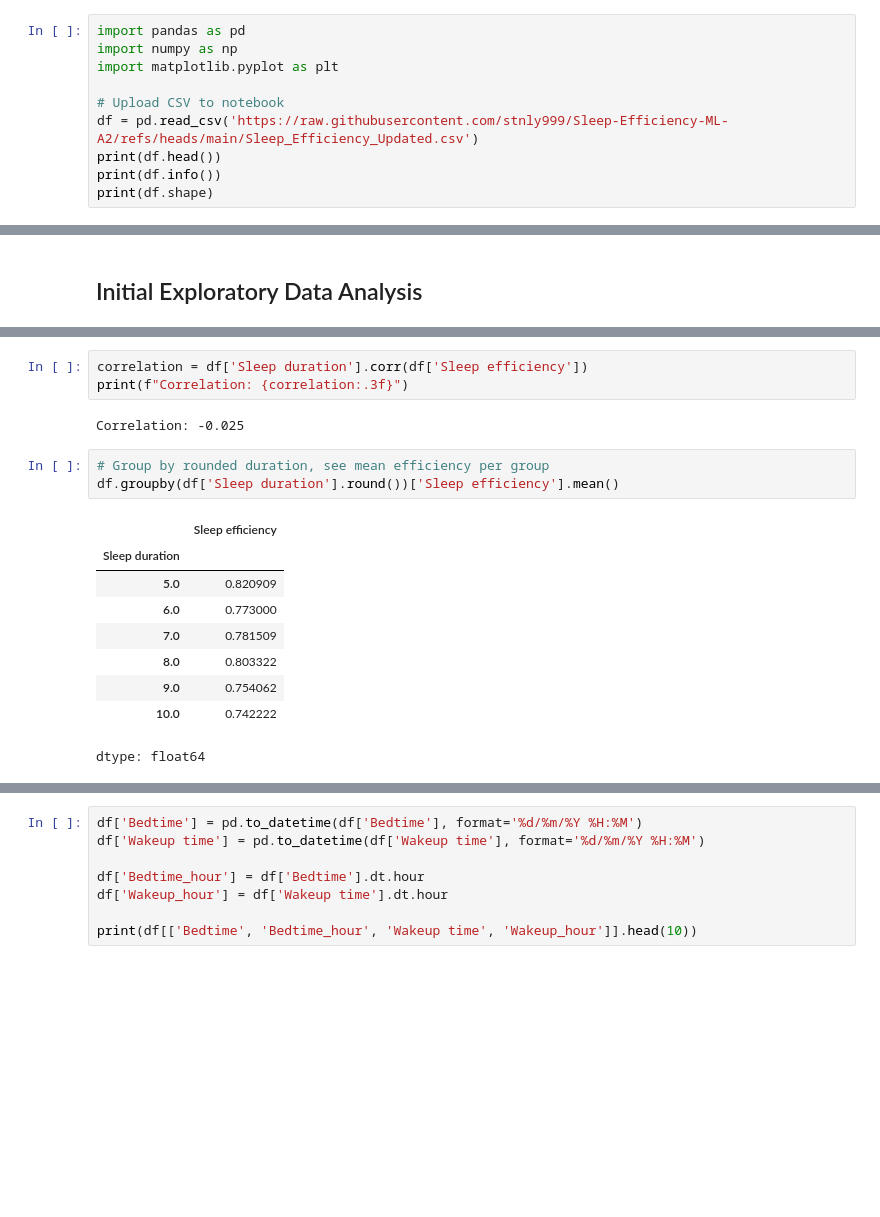
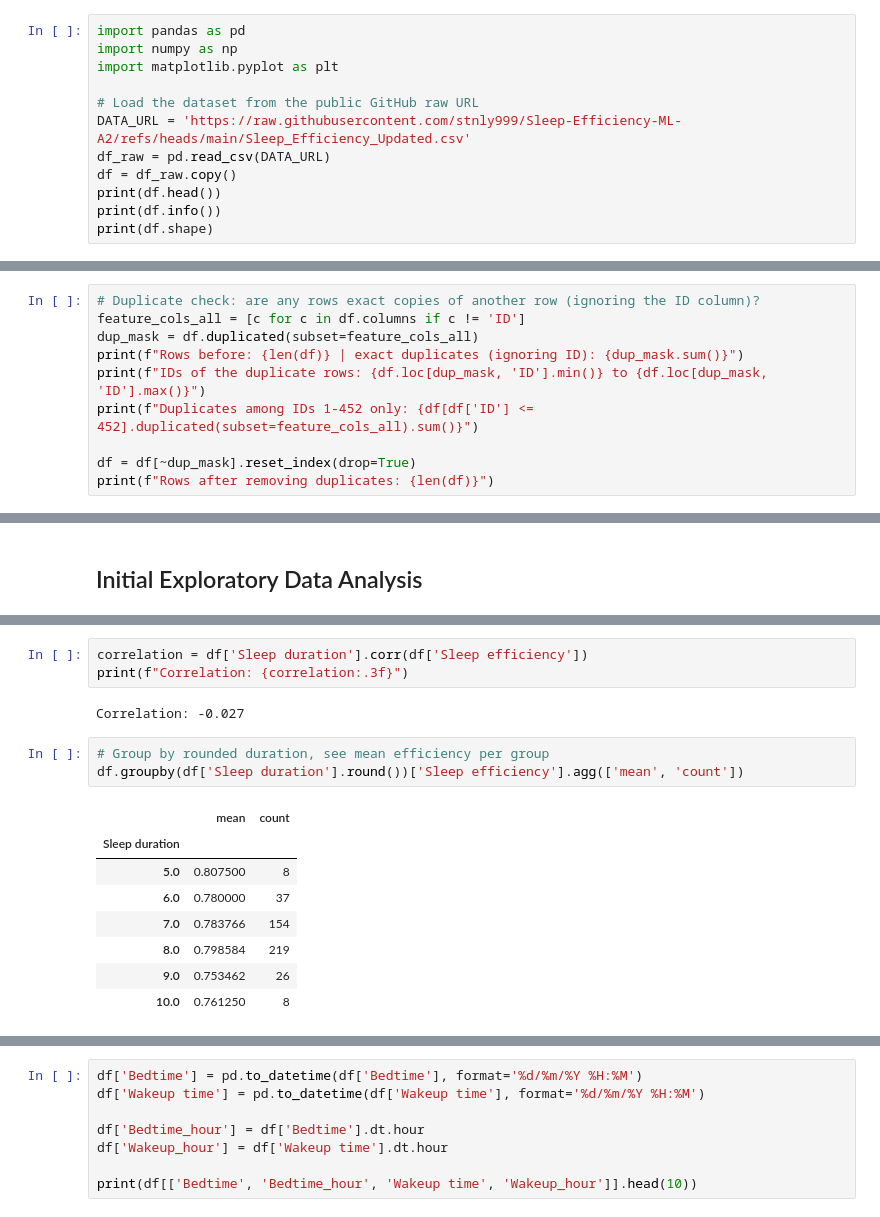
Before and after one commit to stnly999/Sleep-Efficiency-ML-A2, a Jupyter notebook: 14639482_Sleep_Efficiency_A2.ipynb, the cells around one changed output, grey strips where cells are left out. Drawn from its saved outputs; the diff is of its cells as text; blank space fills up the shorter version.

```diff
--- a/14639482_Sleep_Efficiency_A2.ipynb
+++ b/14639482_Sleep_Efficiency_A2.ipynb
@@ -5,8 +5,10 @@ import pandas as pd
 import numpy as np
 import matplotlib.pyplot as plt
 
-# Upload CSV to notebook
-df = pd.read_csv('https://raw.githubusercontent.com/stnly999/Sleep-Efficiency-ML-A2/refs/heads/main/Sleep_Efficiency_Updated.csv')
+# Load the dataset from the public GitHub raw URL
+DATA_URL = 'https://raw.githubusercontent.com/stnly999/Sleep-Efficiency-ML-A2/refs/heads/main/Sleep_Efficiency_Updated.csv'
+df_raw = pd.read_csv(DATA_URL)
+df = df_raw.copy()
 print(df.head())
 print(df.info())
 print(df.shape)
@@ -30,0 +39,10 @@ None
+# %%
+# Duplicate check: are any rows exact copies of another row (ignoring the ID column)?
+feature_cols_all = [c for c in df.columns if c != 'ID']
+dup_mask = df.duplicated(subset=feature_cols_all)
+print(f"Rows before: {len(df)} | exact duplicates (ignoring ID): {dup_mask.sum()}")
+print(f"IDs of the duplicate rows: {df.loc[dup_mask, 'ID'].min()} to {df.loc[dup_mask, 'ID'].max()}")
+print(f"Duplicates among IDs 1-452 only: {df[df['ID'] <= 452].duplicated(subset=feature_cols_all).sum()}")
+
+df = df[~dup_mask].reset_index(drop=True)
+print(f"Rows after removing duplicates: {len(df)}")
@@ -355,20 +395,19 @@ plt.show()
 correlation = df['Sleep duration'].corr(df['Sleep efficiency'])
 print(f"Correlation: {correlation:.3f}")
 # %% [output]
-Correlation: -0.025
+Correlation: -0.027
 # %%
 # Group by rounded duration, see mean efficiency per group
-df.groupby(df['Sleep duration'].round())['Sleep efficiency'].mean()
+df.groupby(df['Sleep duration'].round())['Sleep efficiency'].agg(['mean', 'count'])
 # %% [output]
-|  | Sleep efficiency |
-| Sleep duration |  |
-| 5.0 | 0.820909 |
-| 6.0 | 0.773000 |
-| 7.0 | 0.781509 |
-| 8.0 | 0.803322 |
-| 9.0 | 0.754062 |
-| 10.0 | 0.742222 |
+|  | mean | count |
+| Sleep duration |  |  |
+| 5.0 | 0.807500 | 8 |
+| 6.0 | 0.780000 | 37 |
+| 7.0 | 0.783766 | 154 |
+| 8.0 | 0.798584 | 219 |
+| 9.0 | 0.753462 | 26 |
+| 10.0 | 0.761250 | 8 |
-dtype: float64
 # %% [markdown]
 ### Sleep Duration vs. Efficiency
 
```
Also changed, not shown: parts of 72 cells of this notebook.
